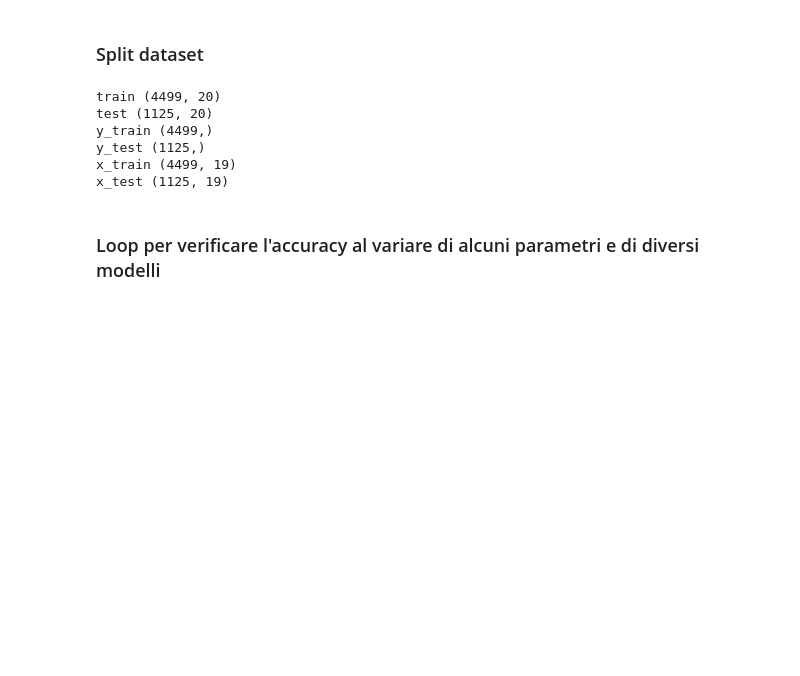
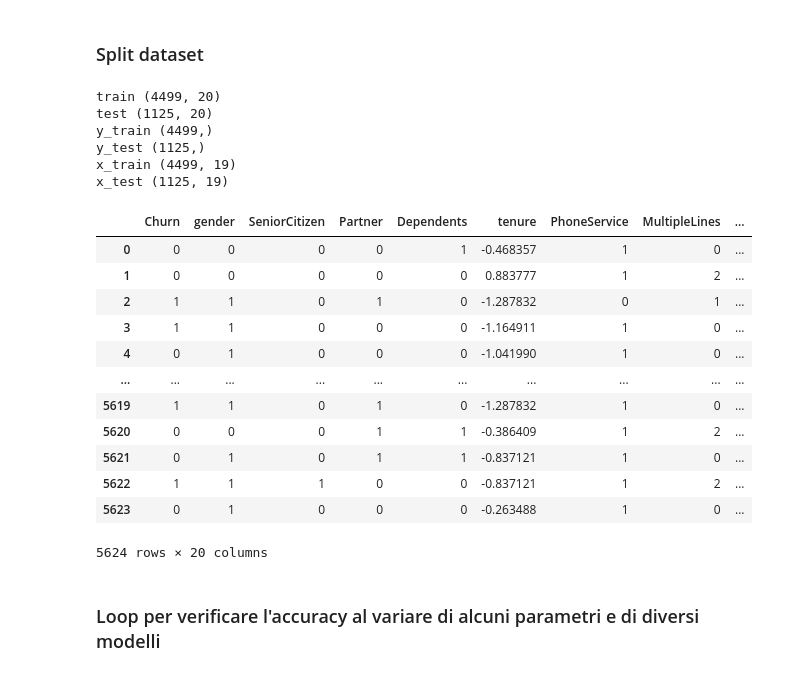
Before and after one commit to mdelia17/telco_challenge, a Jupyter notebook: telco_challenge.ipynb, the cells around one changed output. Drawn from its saved outputs; the diff is of its cells as text; code cells hidden in the pictures; blank space fills up the shorter version.

```diff
--- a/telco_challenge.ipynb
+++ b/telco_challenge.ipynb
@@ -98,25 +112,42 @@ data
 # %% [markdown]
 ### Split dataset
 # %%
-train, test = train_test_split(data, test_size=0.2)
+data = dataset.drop(customerID_column, axis=1)
+
+train, test = train_test_split(data, test_size=0.20)
 y_train = train.Churn
 y_test = test.Churn
 x_train = train.loc[:, train.columns != "Churn"]
 x_test = test.loc[:, train.columns != "Churn"]
 
 print("train", train.shape)
 print("test", test.shape)
 print("y_train", y_train.shape)
 print("y_test", y_test.shape)
 print("x_train", x_train.shape)
 print("x_test", x_test.shape)
+
+data
 # %% [output]
 train (4499, 20)
 test (1125, 20)
 y_train (4499,)
 y_test (1125,)
 x_train (4499, 19)
 x_test (1125, 19)
+|  | Churn | gender | SeniorCitizen | Partner | Dependents | tenure | PhoneService | MultipleLines | ... |
+| 0 | 0 | 0 | 0 | 0 | 1 | -0.468357 | 1 | 0 | ... |
+| 1 | 0 | 0 | 0 | 0 | 0 | 0.883777 | 1 | 2 | ... |
+| 2 | 1 | 1 | 0 | 1 | 0 | -1.287832 | 0 | 1 | ... |
+| 3 | 1 | 1 | 0 | 0 | 0 | -1.164911 | 1 | 0 | ... |
+| 4 | 0 | 1 | 0 | 0 | 0 | -1.041990 | 1 | 0 | ... |
+| ... | ... | ... | ... | ... | ... | ... | ... | ... | ... |
+| 5619 | 1 | 1 | 0 | 1 | 0 | -1.287832 | 1 | 0 | ... |
+| 5620 | 0 | 0 | 0 | 1 | 1 | -0.386409 | 1 | 2 | ... |
+| 5621 | 0 | 1 | 0 | 1 | 1 | -0.837121 | 1 | 0 | ... |
+| 5622 | 1 | 1 | 1 | 0 | 0 | -0.837121 | 1 | 2 | ... |
+| 5623 | 0 | 1 | 0 | 0 | 0 | -0.263488 | 1 | 0 | ... |
+5624 rows × 20 columns
 # %% [markdown]
 ### Loop per verificare l'accuracy al variare di alcuni parametri e di diversi modelli
 # %% [markdown]
```
Also changed, not shown: parts of 13 cells of this notebook.
